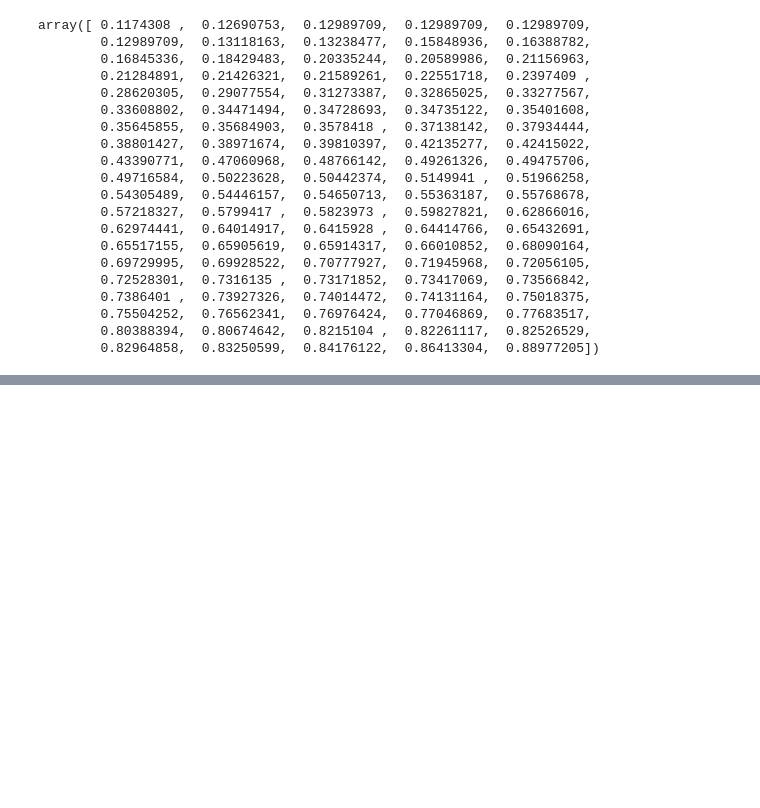
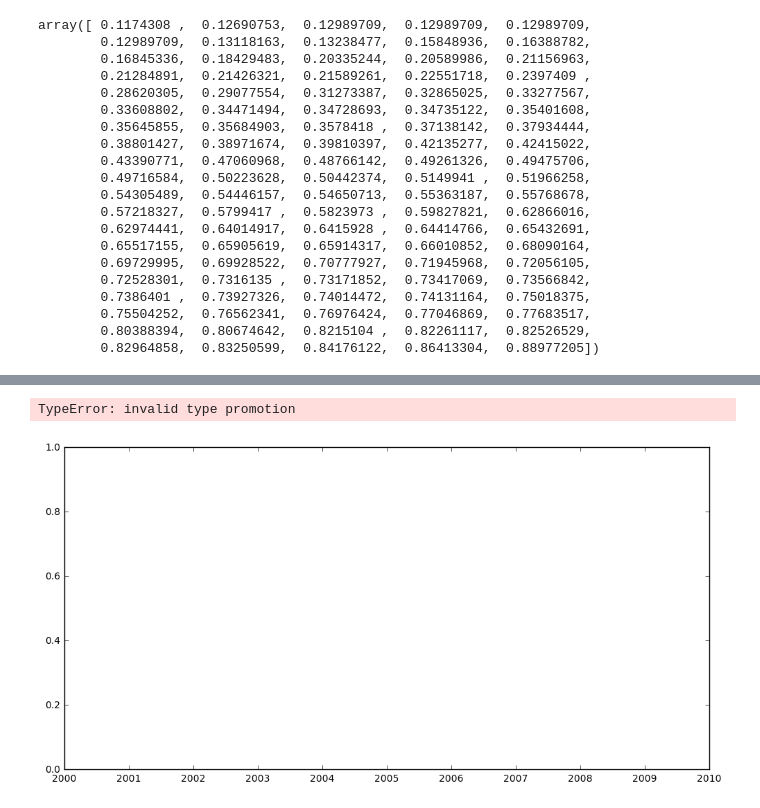
Before and after one commit to mcohenmcohen/Machine-Learning-Trading-Engine, a Jupyter notebook: test.ipynb, the cells around one changed output, grey strips where cells are left out. Cells and saved outputs as stored; diff of their text form; code cells hidden in the pictures; blank space fills up the shorter version.

```diff
--- a/test.ipynb
+++ b/test.ipynb
@@ -129,0 +131,5 @@ plt.show()
+# %%
+PlotUtils.plot_ts_chart(df['close'],df['date'])
+# %% [output]
+TypeError: invalid type promotion
+[figure, added]
```
Also changed, not shown: parts of 5 cells of this notebook, 5 other files.
